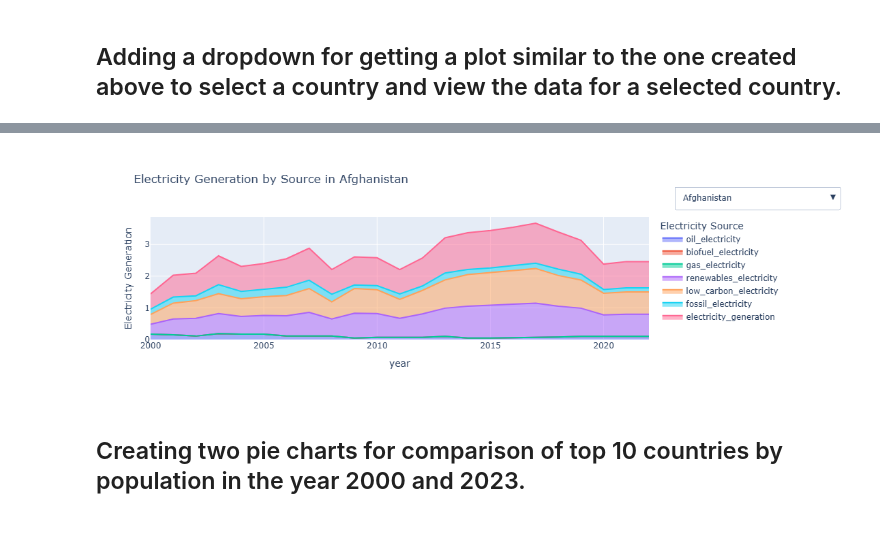
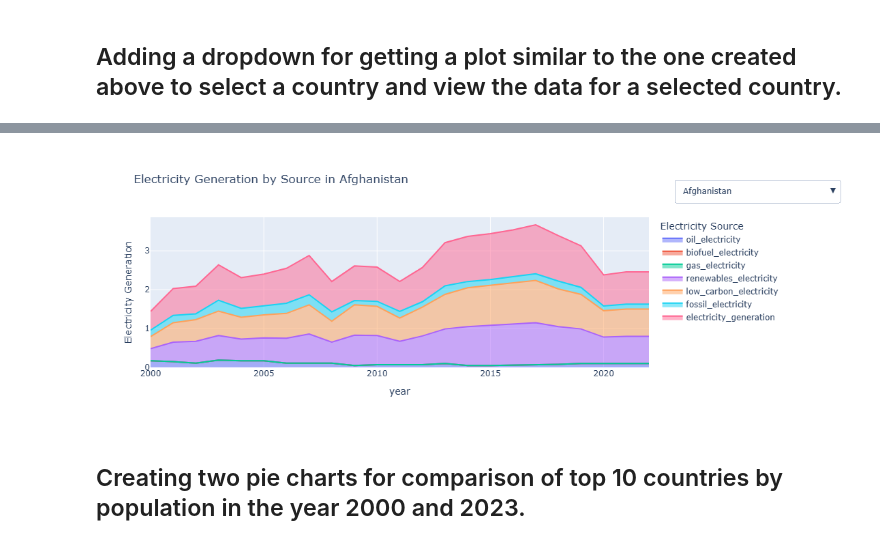
Before and after one commit to GawthamW97/Data-Analytics-And-Visualization, a Jupyter notebook: notebooks/dataset_02/Visualize data.ipynb, the cells around one changed output, grey strips where cells are left out. Drawn from its saved outputs; the diff is of its cells as text; code cells hidden in the pictures.

```diff
--- a/notebooks/dataset_02/Visualize data.ipynb
+++ b/notebooks/dataset_02/Visualize data.ipynb
@@ -255,7 +245,8 @@ fig_3 = px.area(                                                    # plotly fun
     df_co[df_co['country'] == initial_country],
     x='year',                                                     # defining x-axis
     y='Electricity Generation',                                   # defining y-axis
-    color='Electricity Source',                                   # color for area chart on the basis of source
+    color='Electricity Source',# color for area chart on the basis of source
+    width=700, height=400,
     title=f'Electricity Generation by Source in {initial_country}'  # title of the chart
 )
 
@@ -272,34 +263,34 @@ for country in df_co['country'].unique():                        # Looping throu
             args=[
                 {
                     'x': [filtered_df['year']],
                     'y': [filtered_df[filtered_df['Electricity Source'] == source]['Electricity Generation'].values for source in filtered_df['Electricity Source'].unique()],
                     'type': 'scatter'                            # creating area to be filled
                 },
                 {
                     'title': f'Electricity Generation by Source in {country}'   # title for the chart on the basis of selected country
                 }
             ]
         )
     )
 
 # Add dropdown to the figure
 fig_3.update_layout(
     updatemenus=[                                                # Adding the dropdown menu to the plot
         dict(
             buttons=buttons,
             direction="down",                                    # Direction in which dropdown options will be displayed
             showactive=True,                                     # displays the country for which the graph is plotted
             x=1.05,                                              # aligning the dropdown
             xanchor="left",
             y=1.25,
             yanchor="top"
         )
     ]
 )
 
 fig_3.show()                                                       # displaying the output
 # %% [output]
-[figure, old version]
+[figure, new version]
 # %% [markdown]
 ## Creating two pie charts for comparison of top 10 countries by population in the year 2000 and 2023.
 # %%
```
Also changed, not shown: parts of 8 cells of this notebook, 1 other file.
